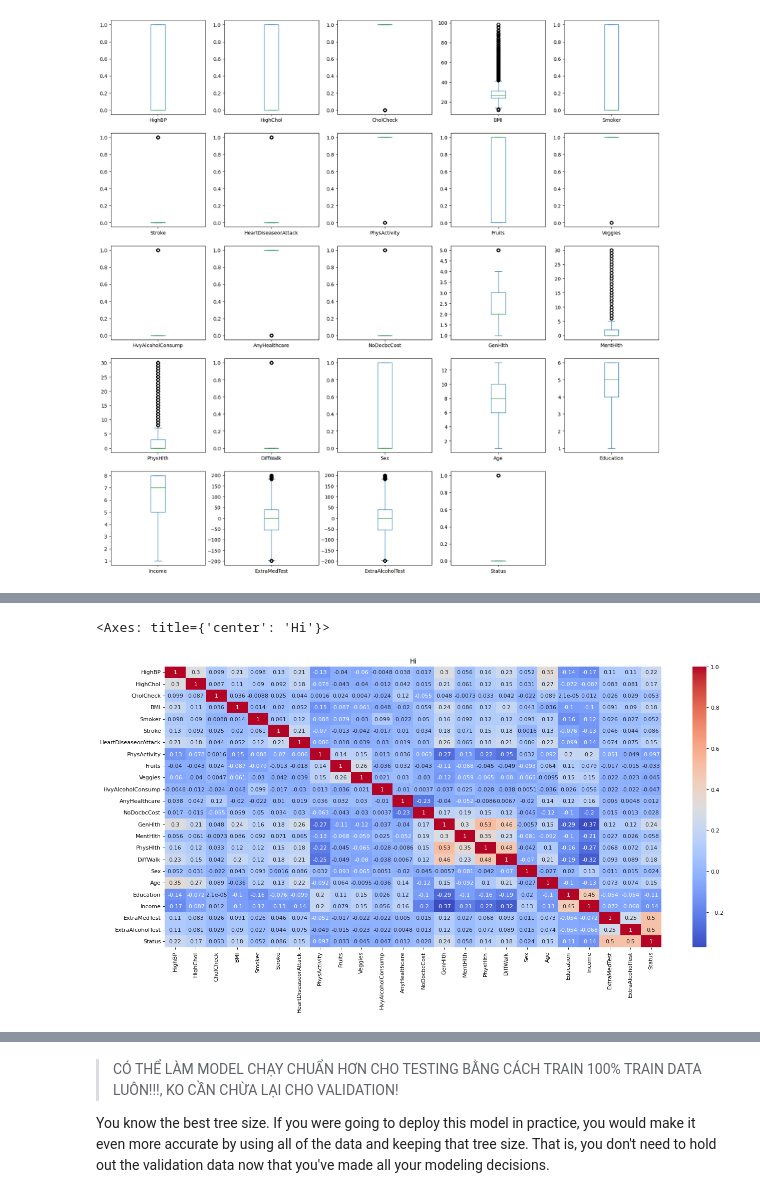
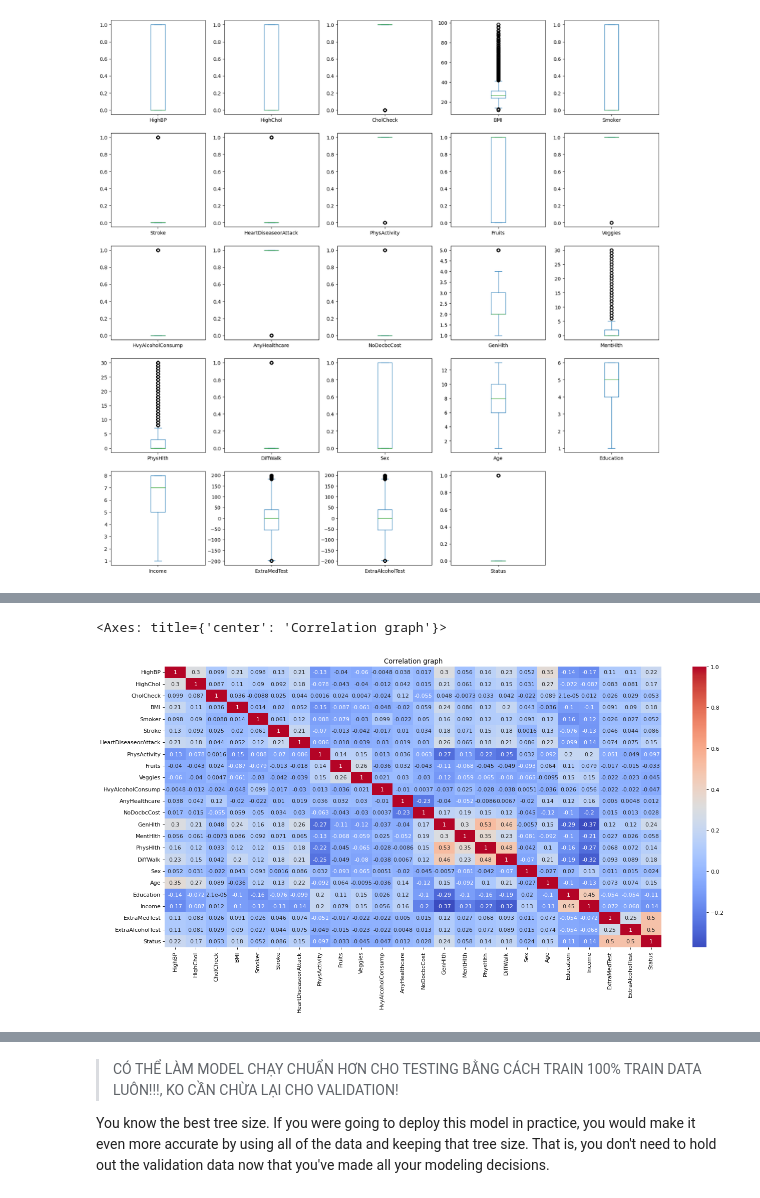
Before and after one commit to ThaiHoangDang/ObesityDetection, a Jupyter notebook: script.ipynb, the cells around one changed output, grey strips where cells are left out. Drawn from its saved outputs; the diff is of its cells as text; code cells hidden in the pictures.

```diff
--- a/script.ipynb
+++ b/script.ipynb
@@ -103,3 +110,24 @@ health_data.plot(kind='box', subplots=True, layout=(5, 5), sharex=False, sharey=
 plt.show()
 # %% [output]
 [figure]
+# %%
+from sklearn.preprocessing import MinMaxScaler
+
+numerical_cols = ["BMI", "GenHlth", "MentHlth", "PhysHlth", "Age", "Education", "Income", "ExtraMedTest", "ExtraAlcoholTest"]
+
+scaler = MinMaxScaler()
+
+health_data[numerical_cols] = scaler.fit_transform(health_data[numerical_cols])
+
+# create a figure to hold different subplots
+plt.figure(figsize=(20,20))
+
+# iterate through each column in health_data and plot a corresponding histogram
+for i, col in enumerate(health_data.columns):
+    plt.subplot(5,5,i+1)
+    plt.hist(health_data[col], alpha=0.3, color='r', density=True)
+    plt.title(col)
+    plt.xticks(rotation='vertical')
+
+# adding space between each subplot
+plt.subplots_adjust(wspace=0.5, hspace=0.5)
@@ -106,9 +136,9 @@ plt.show()
 # %%
 corr = health_data.corr()
 fig = plt.figure(figsize=(20, 20), dpi=80)
 ax1 = fig.add_subplot(211)
-ax1.set_title("Hi")
+ax1.set_title("Correlation graph")
 sns.heatmap(corr, annot=True, cmap="coolwarm")
 # %% [output]
-<Axes: title={'center': 'Hi'}>
+<Axes: title={'center': 'Correlation graph'}>
-[figure, old version]
+[figure, new version]
```
Also changed, not shown: parts of 23 cells of this notebook, 1 other file.
